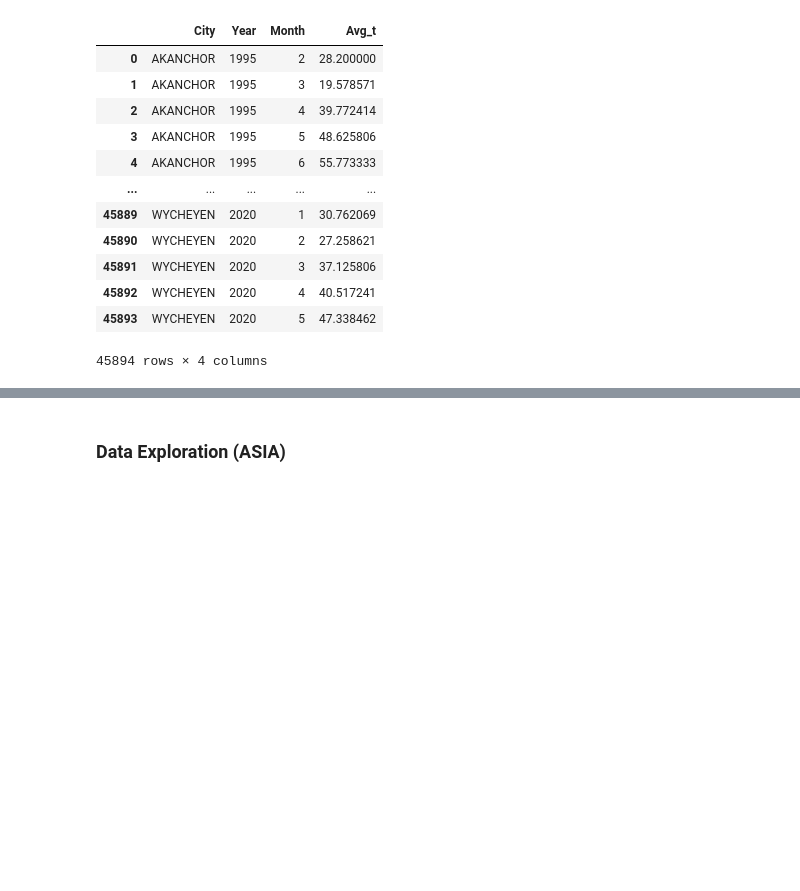
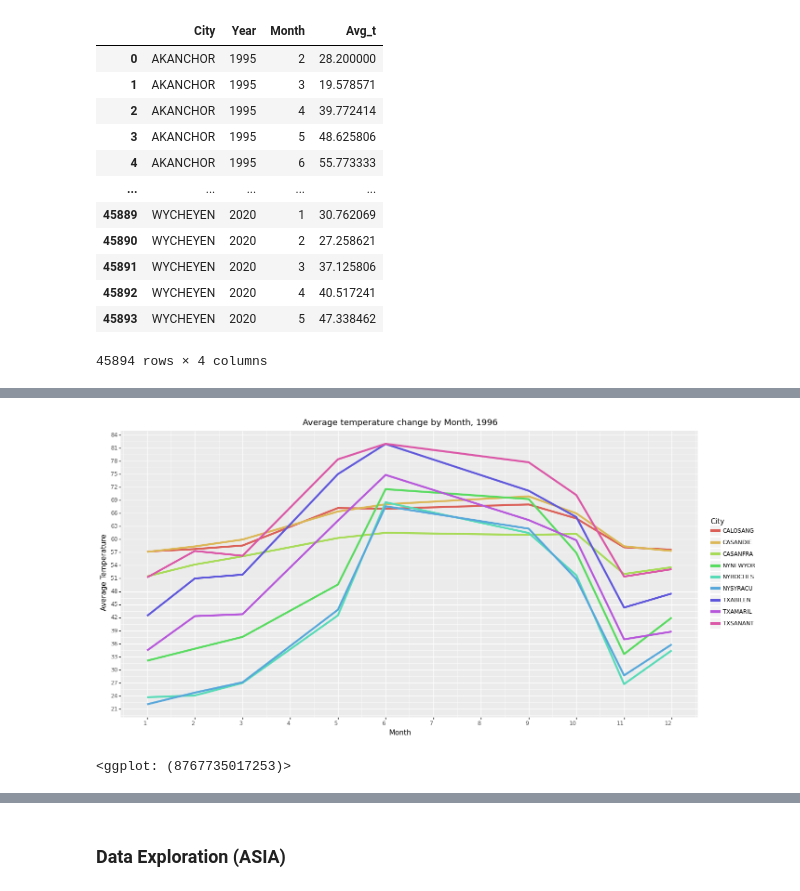
Before and after one commit to Wook22/UC-DAVIS, a Jupyter notebook: STA141B/STA141B.ipynb, the cells around one changed output, grey strips where cells are left out. Drawn from its saved outputs; the diff is of its cells as text; code cells hidden in the pictures; blank space fills up the shorter version.

```diff
--- a/STA141B/STA141B.ipynb
+++ b/STA141B/STA141B.ipynb
@@ -524,0 +552,46 @@ second_data
+# %%
+gg96 = p9.ggplot(City_1996)
+gg96 += p9.aes(x="Month",
+            y="Avg_t",
+            color="City")
+gg96 += p9.geom_line(alpha=1, size=1.7)
+gg96 += scale_x_continuous(breaks=range(1,13,1))
+gg96 += scale_y_continuous(breaks=range(-30,100,3))
+gg96 += theme(figure_size=(16,8),
+          axis_text_x=(element_text(angle=0, hjust=1)))
+gg96 += xlab("Month")
+gg96 += ylab("Average Temperature")
+gg96 += labs(title="Average temperature change by Month, 1996")
+
+
+gg08 = p9.ggplot(City_2008)
+gg08 += p9.aes(x="Month",
+            y="Avg_t",
+            color="City")
+gg08 += p9.geom_line(alpha=1, size=1.7)
+gg08 += scale_x_continuous(breaks=range(1,13,1))
+gg08 += scale_y_continuous(breaks=range(-30,100,3))
+gg08 += theme(figure_size=(16,8),
+          axis_text_x=(element_text(angle=0, hjust=1)))
+gg08 += xlab("Month")
+gg08 += ylab("Average Temperature")
+gg08 += labs(title="Average temperature change by Month, 2008")
+
+
+gg19 = p9.ggplot(City_2019)
+gg19 += p9.aes(x="Month",
+            y="Avg_t",
+            color="City")
+gg19 += p9.geom_line(alpha=1, size=1.7)
+gg19 += scale_x_continuous(breaks=range(1,13,1))
+gg19 += scale_y_continuous(breaks=range(-30,100,3))
+gg19 += theme(figure_size=(16,8),
+          axis_text_x=(element_text(angle=0, hjust=1)))
+gg19 += xlab("Month")
+gg19 += ylab("Average Temperature")
+gg19 += labs(title="Average temperature change by Month, 2019")
+# %%
+gg96
+# %% [output]
+[figure, added]
+<ggplot: (8767735017253)>
```
Also changed, not shown: parts of 14 cells of this notebook.
